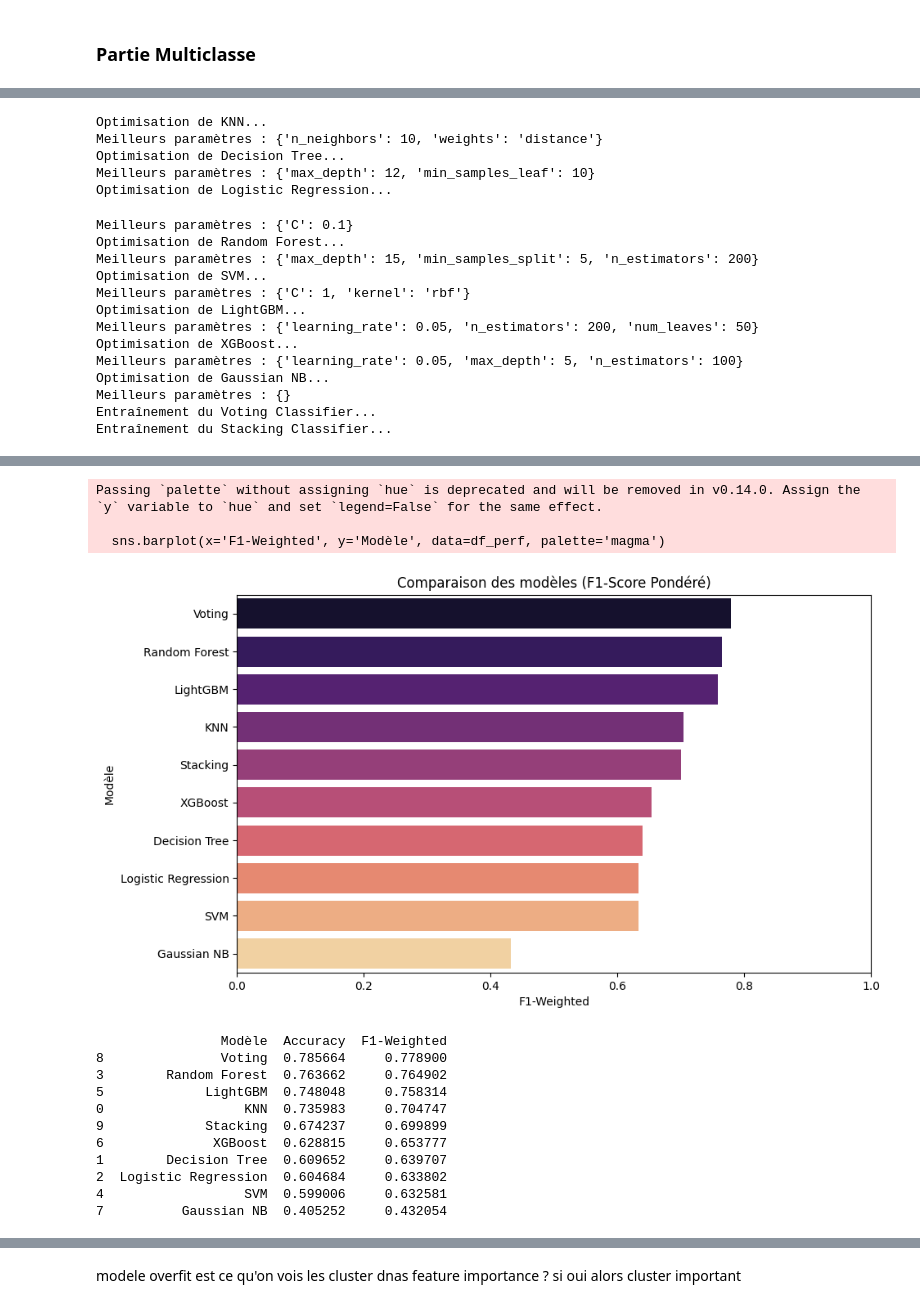
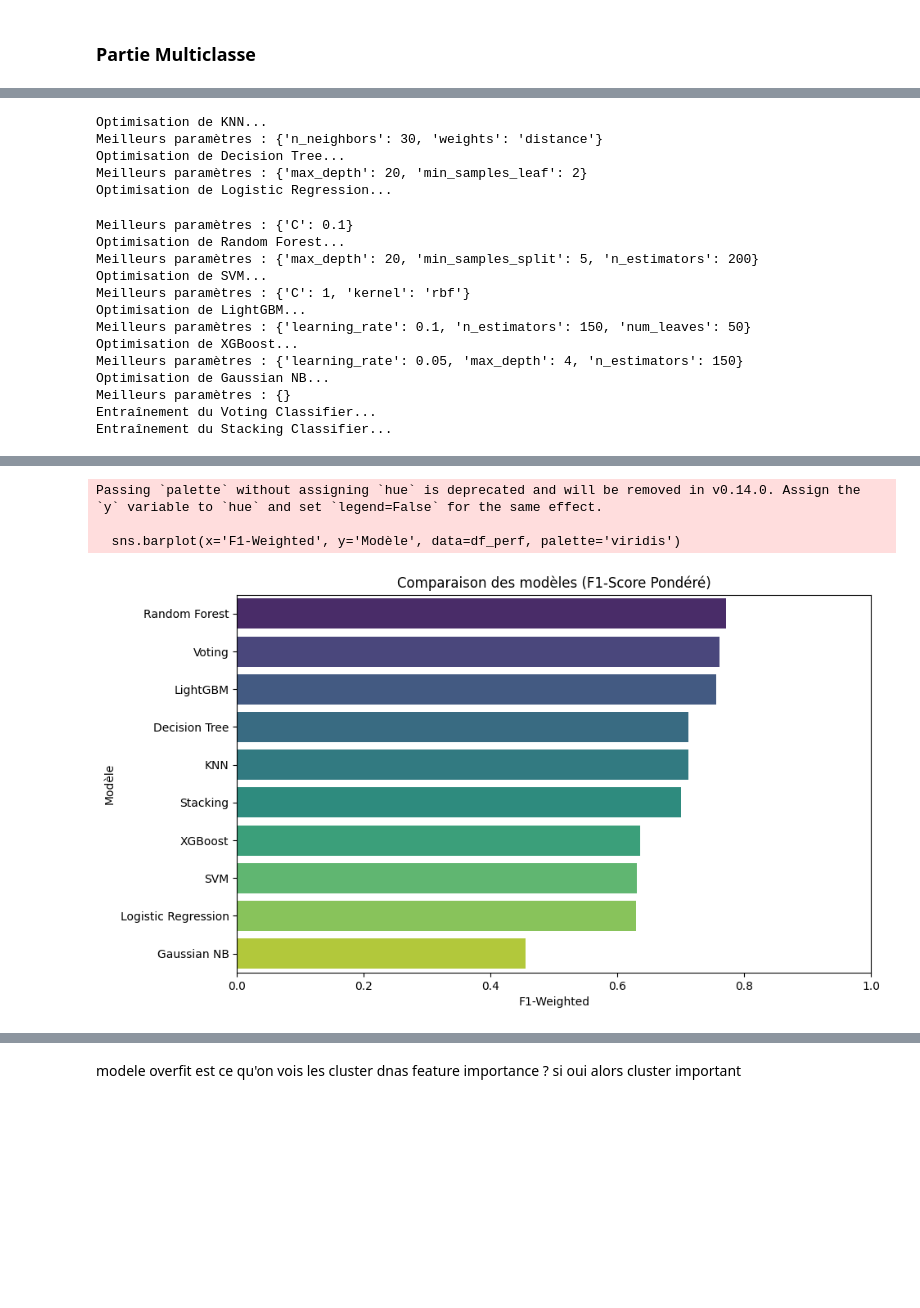
Before and after one commit to Bapt1st3/Telco_Customer_Prediction, a Jupyter notebook: classification.ipynb, the cells around one changed output, grey strips where cells are left out. Cells and saved outputs as stored; diff of their text form; code cells hidden in the pictures; blank space fills up the shorter version.

```diff
--- a/classification.ipynb
+++ b/classification.ipynb
@@ -53,7 +52,7 @@ if is_cat :
 df = pd.read_csv(name)
 if is_cat:
     df = df.drop(columns=['Churn_Period','Churn'])
-df = df.drop(columns=['Unnamed: 0','TotalCharges'])
+df = df.drop(columns=['Unnamed: 0'])
 # %%
 import joblib
 
@@ -111,7 +114,8 @@ def preparer_donnees_classification_export(df, path_modele_clustering='modele_cl
 X = df.drop(columns=[target_col])
 y = df[target_col]
 
-X_train, X_test, y_train, y_test = preparer_donnees_classification_export(df, target_column= target_col, keep_cluster=True)
+#X_train, X_test, y_train, y_test = preparer_donnees_classification_export(df, target_column= target_col, keep_cluster=True)
+X_train, X_test, y_train, y_test = preparer_donnees_classification_export(df, target_column= target_col, keep_cluster=False)
 # %%
 # Visualisation en utilisant t-SNE
 from sklearn.manifold import TSNE
@@ -253,21 +257,21 @@ sample_weights = compute_sample_weight(class_weight='balanced', y=y_train)
 param_grids = {
     "KNN": {
         "model": KNeighborsClassifier(),
-        "params": {'n_neighbors': [10, 20, 30], 'weights': ['distance']}
+        "params": {'n_neighbors': [5, 10, 15, 20, 30], 'weights': ['distance']}
     },
     "Decision Tree": {
         # Réduction de max_depth pour limiter l'overfitting
         "model": DecisionTreeClassifier(random_state=42, class_weight='balanced'),
-        "params": {'max_depth': [5, 8, 12], 'min_samples_leaf': [10, 20]}
+        "params": {'max_depth': [5, 8, 12,15,20], 'min_samples_leaf': [2,5,10, 20]}
     },
     "Logistic Regression": {
         "model": LogisticRegression(max_iter=2000, random_state=42, class_weight='balanced', multi_class='multinomial'),
-        "params": {'C': [0.01, 0.1, 1]} # C plus petit = plus de régularisation
+        "params": {'C': [0.01, 0.1, 1, 10]} # C plus petit = plus de régularisation
     },
     "Random Forest": {
         # max_samples réduit l'overfitting en utilisant moins de données par arbre
         "model": RandomForestClassifier(random_state=42, class_weight='balanced', n_jobs=-1, max_samples=0.8),
-        "params": {'n_estimators': [200], 'max_depth': [10, 15], 'min_samples_split': [5, 10]}
+        "params": {'n_estimators': [100, 200], 'max_depth': [10, 15, 20], 'min_samples_split': [5, 10]}
     },
     "SVM": {
         "model": SVC(probability=True, random_state=42, class_weight='balanced'),
@@ -275,12 +279,12 @@ param_grids = {
     },
     "LightGBM": {
         "model": LGBMClassifier(random_state=42, verbose=-1, class_weight='balanced'),
-        "params": {'n_estimators': [100, 200], 'learning_rate': [0.01, 0.05], 'num_leaves': [31, 50]}
+        "params": {'n_estimators': [100, 150, 200], 'learning_rate': [0.01, 0.05, 0.1], 'num_leaves': [31, 50]}
     },
     "XGBoost": {
         # Note: scale_pos_weight ne marche qu'en binaire. Pour le multiclasse, on passe sample_weight au .fit()
         "model": XGBClassifier(random_state=42, eval_metric='mlogloss'),
-        "params": {'n_estimators': [100, 150], 'max_depth': [3, 5], 'learning_rate': [0.01, 0.05]}
+        "params": {'n_estimators': [100, 150, 200], 'max_depth': [3, 4, 5,6], 'learning_rate': [0.01, 0.05]}
     },
     "Gaussian NB": {
         "model": GaussianNB(),
@@ -331,39 +335,58 @@ stacking_clf.fit(X_train, y_train)
 best_estimators["Stacking"] = stacking_clf
 # %% [output]
 Optimisation de KNN...
-Meilleurs paramètres : {'n_neighbors': 10, 'weights': 'distance'}
+Meilleurs paramètres : {'n_neighbors': 30, 'weights': 'distance'}
 Optimisation de Decision Tree...
-Meilleurs paramètres : {'max_depth': 12, 'min_samples_leaf': 10}
+Meilleurs paramètres : {'max_depth': 20, 'min_samples_leaf': 2}
 Optimisation de Logistic Regression...
 Meilleurs paramètres : {'C': 0.1}
 Optimisation de Random Forest...
-Meilleurs paramètres : {'max_depth': 15, 'min_samples_split': 5, 'n_estimators': 200}
+Meilleurs paramètres : {'max_depth': 20, 'min_samples_split': 5, 'n_estimators': 200}
 Optimisation de SVM...
 Meilleurs paramètres : {'C': 1, 'kernel': 'rbf'}
 Optimisation de LightGBM...
-Meilleurs paramètres : {'learning_rate': 0.05, 'n_estimators': 200, 'num_leaves': 50}
+Meilleurs paramètres : {'learning_rate': 0.1, 'n_estimators': 150, 'num_leaves': 50}
 Optimisation de XGBoost...
-Meilleurs paramètres : {'learning_rate': 0.05, 'max_depth': 5, 'n_estimators': 100}
+Meilleurs paramètres : {'learning_rate': 0.05, 'max_depth': 4, 'n_estimators': 150}
 Optimisation de Gaussian NB...
 Meilleurs paramètres : {}
 Entraînement du Voting Classifier...
 Entraînement du Stacking Classifier...
 # %%
+from sklearn.metrics import accuracy_score, f1_score, precision_score, recall_score, roc_auc_score, confusion_matrix
+import pandas as pd
+import matplotlib.pyplot as plt
+import seaborn as sns
+
 def evaluer_tous_les_modeles_multiclasse(dict_modeles, X_test, y_test):
     resultats = []
 
     for nom, modele in dict_modeles.items():
+        # Prédictions de classes
         y_pred = modele.predict(X_test)
 
+        # Prédictions de probabilités pour le ROC AUC
+        # On vérifie si le modèle supporte predict_proba
+        if hasattr(modele, "predict_proba"):
+            y_proba = modele.predict_proba(X_test)
+            # multi_class='ovr' compare chaque classe au reste
+            auc = roc_auc_score(y_test, y_proba, multi_class='ovr', average='weighted')
+        else:
+            auc = None  # Certains modèles comme LinearSVC n'ont pas de probabilités par défaut
+
         # Calcul des métriques globales
-        # 'weighted' tient compte du nombre d'exemples dans chaque classe
         acc = accuracy_score(y_test, y_pred)
         f1_w = f1_score(y_test, y_pred, average='weighted')
+        prec_w = precision_score(y_test, y_pred, average='weighted')
+        rec_w = recall_score(y_test, y_pred, average='weighted')
 
         resultats.append({
             "Modèle": nom,
             "Accuracy": acc,
-            "F1-Weighted": f1_w
+            "Precision-W": prec_w,
+            "Recall-W": rec_w,
+            "F1-Weighted": f1_w,
+            "ROC-AUC-W": auc
         })
 
         # Affichage d'une Matrice de Confusion pour les modèles clés
@@ -373,8 +396,8 @@ def evaluer_tous_les_modeles_multiclasse(dict_modeles, X_test, y_test):
             sns.heatmap(cm, annot=True, fmt='d', cmap='Blues',
                         xticklabels=modele.classes_, yticklabels=modele.classes_)
             plt.title(f"Matrice de Confusion : {nom}")
-            plt.ylabel('Réalité (Vraie classe)')
-            plt.xlabel('Prédiction (Classe prédite)')
+            plt.ylabel('Réalité')
+            plt.xlabel('Prédiction')
             plt.show()
 
     # Création du tableau récapitulatif
@@ -382,7 +405,7 @@ def evaluer_tous_les_modeles_multiclasse(dict_modeles, X_test, y_test):
 
     # Graphique de comparaison des F1-Scores
     plt.figure(figsize=(10, 6))
-    sns.barplot(x='F1-Weighted', y='Modèle', data=df_perf, palette='magma')
+    sns.barplot(x='F1-Weighted', y='Modèle', data=df_perf, palette='viridis')
     plt.title("Comparaison des modèles (F1-Score Pondéré)")
     plt.xlim(0, 1)
     plt.show()
@@ -391,5 +414,4 @@ def evaluer_tous_les_modeles_multiclasse(dict_modeles, X_test, y_test):
 
 # Utilisation
 df_perf = evaluer_tous_les_modeles_multiclasse(best_estimators, X_test, y_test)
-print(df_perf)
 # %% [output]
@@ -399,15 +421,4 @@ print(df_perf)
 Passing `palette` without assigning `hue` is deprecated and will be removed in v0.14.0. Assign the `y` variable to `hue` and set `legend=False` for the same effect.
 
-  sns.barplot(x='F1-Weighted', y='Modèle', data=df_perf, palette='magma')
+  sns.barplot(x='F1-Weighted', y='Modèle', data=df_perf, palette='viridis')
-[figure, old version]
+[figure, new version]
-                Modèle  Accuracy  F1-Weighted
-8               Voting  0.785664     0.778900
-3        Random Forest  0.763662     0.764902
-5             LightGBM  0.748048     0.758314
-0                  KNN  0.735983     0.704747
-9             Stacking  0.674237     0.699899
-6              XGBoost  0.628815     0.653777
-1        Decision Tree  0.609652     0.639707
-2  Logistic Regression  0.604684     0.633802
-4                  SVM  0.599006     0.632581
-7          Gaussian NB  0.405252     0.432054
```
Also changed, not shown: parts of 16 cells of this notebook, 3 other files.
